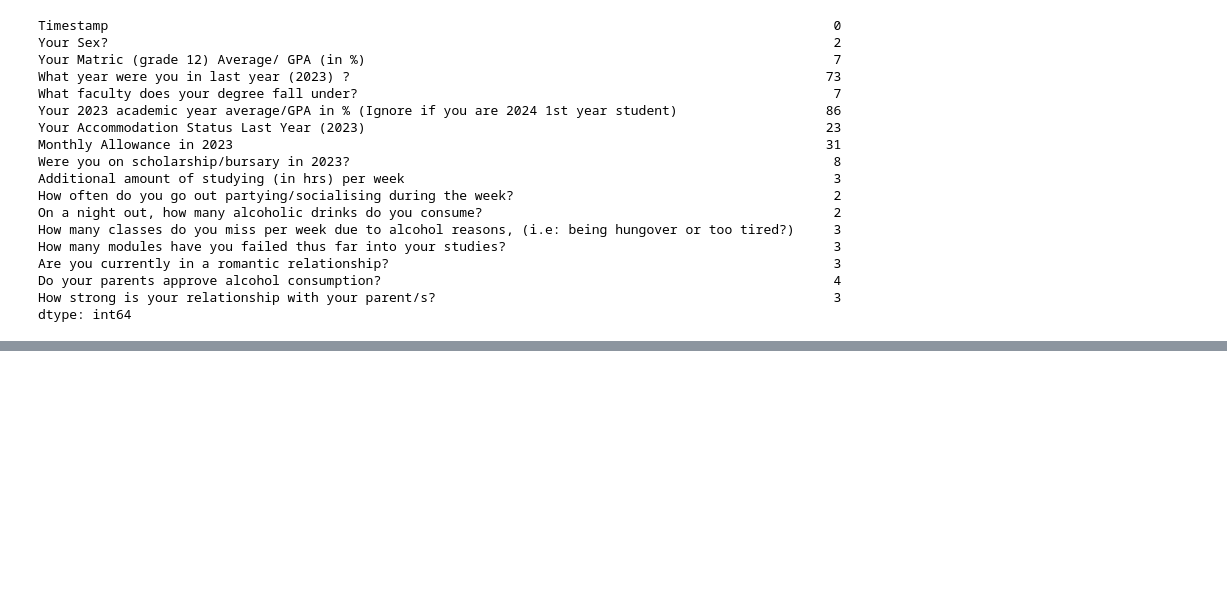
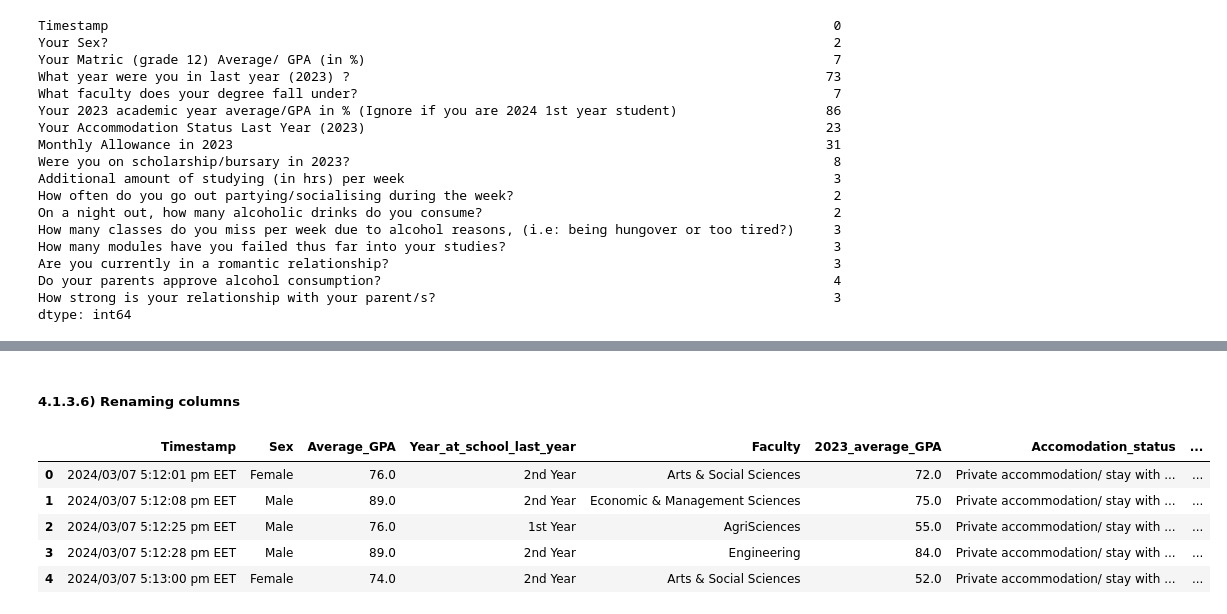
Before and after one commit to TRossen89/BI_MP_Assignments, a Jupyter notebook: MP1_Data_Ingestion_and_Wrangling.ipynb, the cells around one changed output, grey strips where cells are left out. Drawn from its saved outputs; the diff is of its cells as text; code cells hidden in the pictures; blank space fills up the shorter version.

```diff
--- a/MP1_Data_Ingestion_and_Wrangling.ipynb
+++ b/MP1_Data_Ingestion_and_Wrangling.ipynb
@@ -248,0 +276,2 @@ dtype: int64
+# %% [markdown]
+##### 4.1.3.6) Renaming columns
@@ -248,0 +296,9 @@ dtype: int64
+# %%
+alcohol_df.head()
+# %% [output]
+|  | Timestamp | Sex | Average_GPA | Year_at_school_last_year | Faculty | 2023_average_GPA | Accomodation_status | ... |
+| 0 | 2024/03/07 5:12:01 pm EET | Female | 76.0 | 2nd Year | Arts & Social Sciences | 72.0 | Private accommodation/ stay with ... | ... |
+| 1 | 2024/03/07 5:12:08 pm EET | Male | 89.0 | 2nd Year | Economic & Management Sciences | 75.0 | Private accommodation/ stay with ... | ... |
+| 2 | 2024/03/07 5:12:25 pm EET | Male | 76.0 | 1st Year | AgriSciences | 55.0 | Private accommodation/ stay with ... | ... |
+| 3 | 2024/03/07 5:12:28 pm EET | Male | 89.0 | 2nd Year | Engineering | 84.0 | Private accommodation/ stay with ... | ... |
+| 4 | 2024/03/07 5:13:00 pm EET | Female | 74.0 | 2nd Year | Arts & Social Sciences | 52.0 | Private accommodation/ stay with ... | ... |
```
Also changed, not shown: parts of 14 cells of this notebook.
